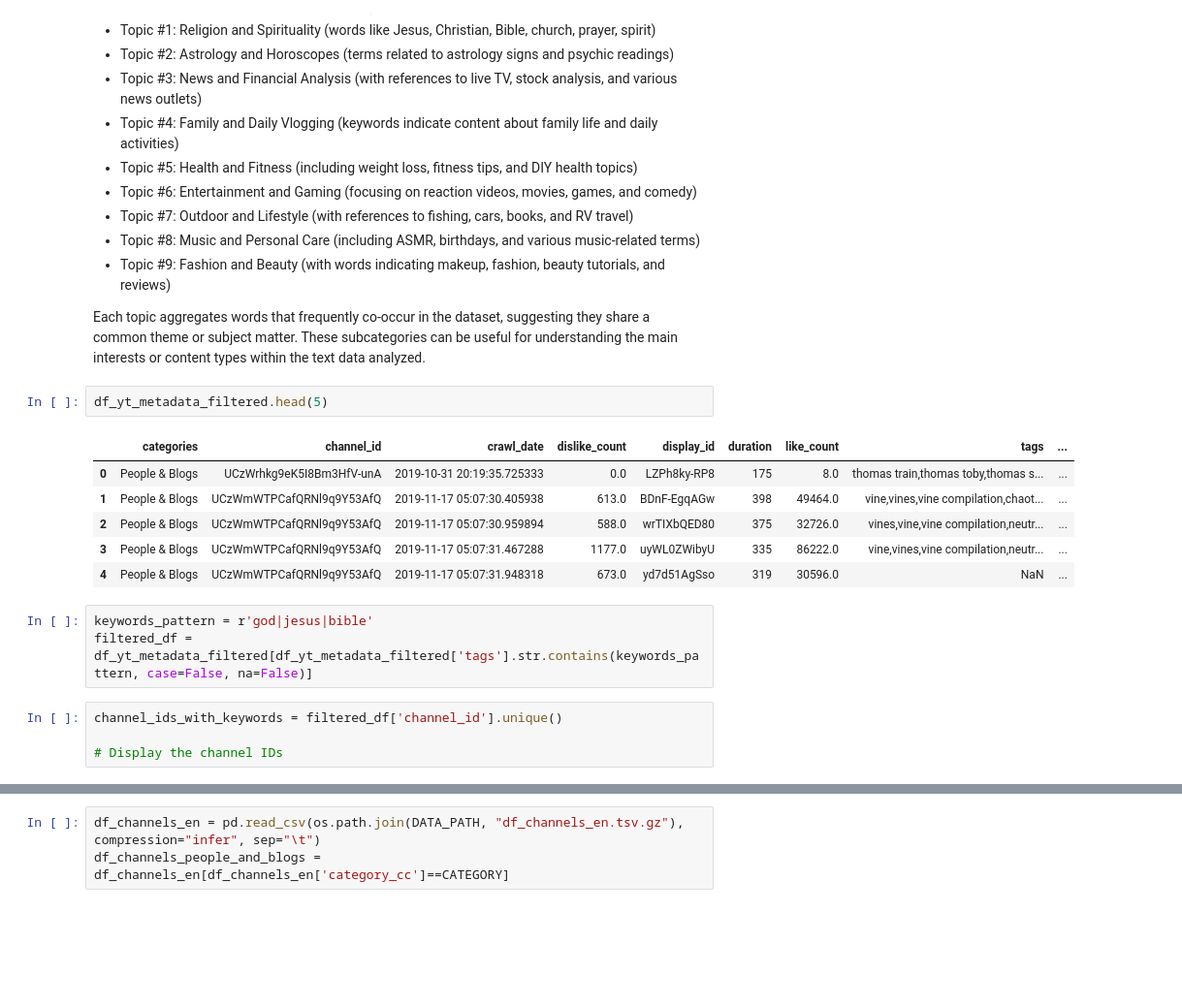
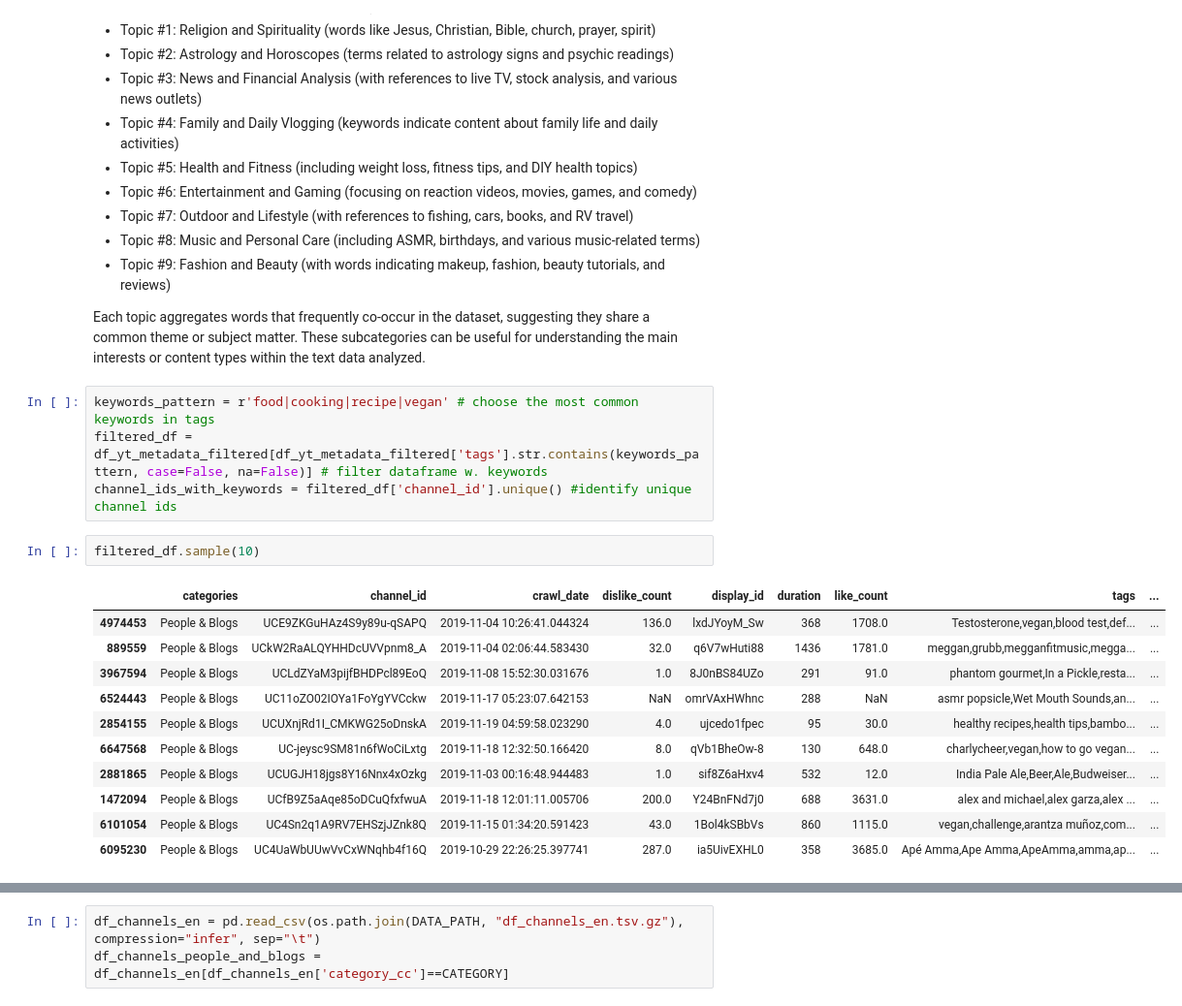
Before and after one commit to kamilmellouk/kadabros, a Jupyter notebook: tag_analysis.ipynb, the cells around one changed output, grey strips where cells are left out. Shown: that part at 97% size. Cells and saved outputs as stored; diff of their text form; blank space fills up the shorter version.

```diff
--- a/tag_analysis.ipynb
+++ b/tag_analysis.ipynb
@@ -112,19 +112,21 @@ From the list of words in each topic, we can infer potential subcategories or th
 - Topic #9: Fashion and Beauty (with words indicating makeup, fashion, beauty tutorials, and reviews)
 
 Each topic aggregates words that frequently co-occur in the dataset, suggesting they share a common theme or subject matter. These subcategories can be useful for understanding the main interests or content types within the text data analyzed.
-# %%
-df_yt_metadata_filtered.head(5)
-# %% [output]
-|  | categories | channel_id | crawl_date | dislike_count | display_id | duration | like_count | tags | ... |
-| 0 | People & Blogs | UCzWrhkg9eK5I8Bm3HfV-unA | 2019-10-31 20:19:35.725333 | 0.0 | LZPh8ky-RP8 | 175 | 8.0 | thomas train,thomas toby,thomas s... | ... |
-| 1 | People & Blogs | UCzWmWTPCafQRNl9q9Y53AfQ | 2019-11-17 05:07:30.405938 | 613.0 | BDnF-EgqAGw | 398 | 49464.0 | vine,vines,vine compilation,chaot... | ... |
-| 2 | People & Blogs | UCzWmWTPCafQRNl9q9Y53AfQ | 2019-11-17 05:07:30.959894 | 588.0 | wrTIXbQED80 | 375 | 32726.0 | vines,vine,vine compilation,neutr... | ... |
-| 3 | People & Blogs | UCzWmWTPCafQRNl9q9Y53AfQ | 2019-11-17 05:07:31.467288 | 1177.0 | uyWL0ZWibyU | 335 | 86222.0 | vine,vines,vine compilation,neutr... | ... |
-| 4 | People & Blogs | UCzWmWTPCafQRNl9q9Y53AfQ | 2019-11-17 05:07:31.948318 | 673.0 | yd7d51AgSso | 319 | 30596.0 | NaN | ... |
 # %%
-keywords_pattern = r'god|jesus|bible'
-filtered_df = df_yt_metadata_filtered[df_yt_metadata_filtered['tags'].str.contains(keywords_pattern, case=False, na=False)]
+keywords_pattern = r'food|cooking|recipe|vegan' # choose the most common keywords in tags
+filtered_df = df_yt_metadata_filtered[df_yt_metadata_filtered['tags'].str.contains(keywords_pattern, case=False, na=False)] # filter dataframe w. keywords
+channel_ids_with_keywords = filtered_df['channel_id'].unique() #identify unique channel ids
-# %%
-channel_ids_with_keywords = filtered_df['channel_id'].unique()
-
-# Display the channel IDs
+# %%
+filtered_df.sample(10)
+# %% [output]
+|  | categories | channel_id | crawl_date | dislike_count | display_id | duration | like_count | tags | ... |
+| 4974453 | People & Blogs | UCE9ZKGuHAz4S9y89u-qSAPQ | 2019-11-04 10:26:41.044324 | 136.0 | lxdJYoyM_Sw | 368 | 1708.0 | Testosterone,vegan,blood test,def... | ... |
+| 889559 | People & Blogs | UCkW2RaALQYHHDcUVVpnm8_A | 2019-11-04 02:06:44.583430 | 32.0 | q6V7wHuti88 | 1436 | 1781.0 | meggan,grubb,megganfitmusic,megga... | ... |
+| 3967594 | People & Blogs | UCLdZYaM3pijfBHDPcl89EoQ | 2019-11-08 15:52:30.031676 | 1.0 | 8J0nBS84UZo | 291 | 91.0 | phantom gourmet,In a Pickle,resta... | ... |
+| 6524443 | People & Blogs | UC11oZO02IOYa1FoYgYVCckw | 2019-11-17 05:23:07.642153 | NaN | omrVAxHWhnc | 288 | NaN | asmr popsicle,Wet Mouth Sounds,an... | ... |
+| 2854155 | People & Blogs | UCUXnjRd1I_CMKWG25oDnskA | 2019-11-19 04:59:58.023290 | 4.0 | ujcedo1fpec | 95 | 30.0 | healthy recipes,health tips,bambo... | ... |
+| 6647568 | People & Blogs | UC-jeysc9SM81n6fWoCiLxtg | 2019-11-18 12:32:50.166420 | 8.0 | qVb1BheOw-8 | 130 | 648.0 | charlycheer,vegan,how to go vegan... | ... |
+| 2881865 | People & Blogs | UCUGJH18jgs8Y16Nnx4xOzkg | 2019-11-03 00:16:48.944483 | 1.0 | sif8Z6aHxv4 | 532 | 12.0 | India Pale Ale,Beer,Ale,Budweiser... | ... |
+| 1472094 | People & Blogs | UCfB9Z5aAqe85oDCuQfxfwuA | 2019-11-18 12:01:11.005706 | 200.0 | Y24BnFNd7j0 | 688 | 3631.0 | alex and michael,alex garza,alex ... | ... |
+| 6101054 | People & Blogs | UC4Sn2q1A9RV7EHSzjJZnk8Q | 2019-11-15 01:34:20.591423 | 43.0 | 1Bol4kSBbVs | 860 | 1115.0 | vegan,challenge,arantza muñoz,com... | ... |
+| 6095230 | People & Blogs | UC4UaWbUUwVvCxWNqhb4f16Q | 2019-10-29 22:26:25.397741 | 287.0 | ia5UivEXHL0 | 358 | 3685.0 | Apé Amma,Ape Amma,ApeAmma,amma,ap... | ... |
```
Also changed, not shown: parts of 3 cells of this notebook.
